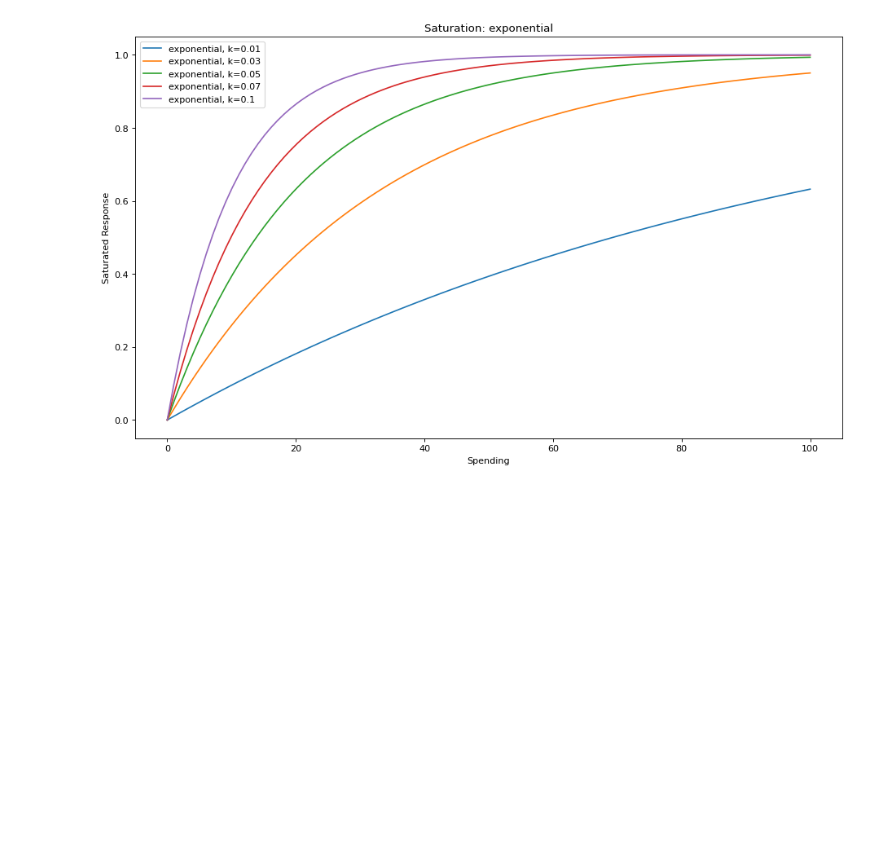
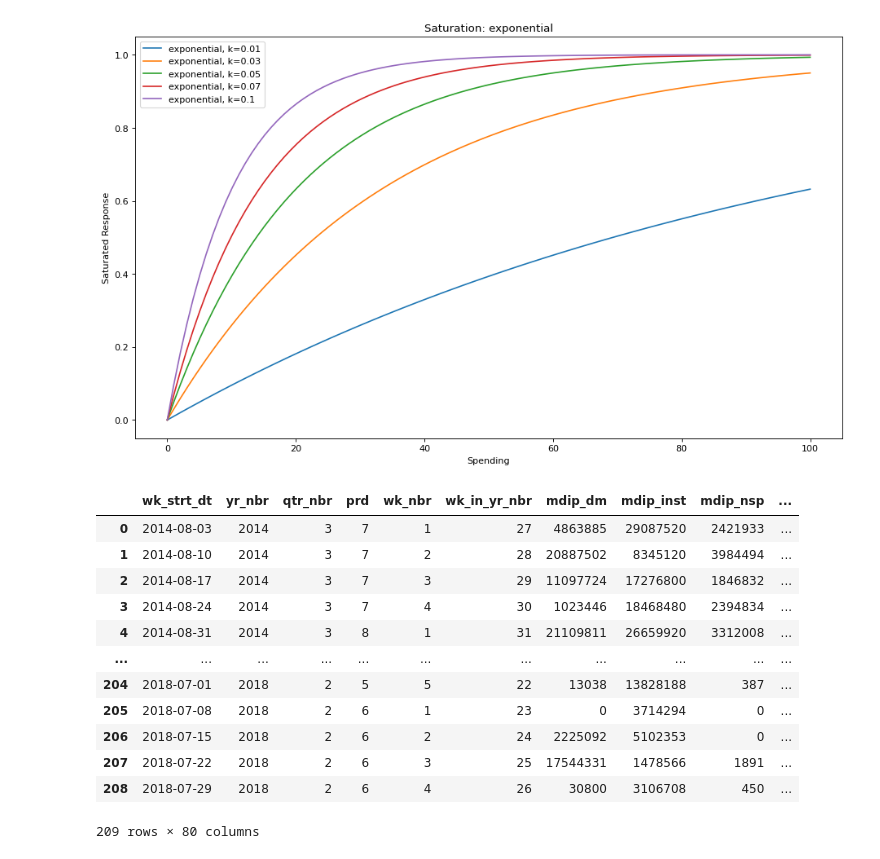
Before and after one commit to Badisj/generative-ai-orchestration-cpg, a Jupyter notebook: marketing-mix-modelling-ml/notebooks/mmm.ipynb, the cells around one changed output. Cells and saved outputs as stored; diff of their text form; code cells hidden in the pictures; blank space fills up the shorter version.

```diff
--- a/marketing-mix-modelling-ml/notebooks/mmm.ipynb
+++ b/marketing-mix-modelling-ml/notebooks/mmm.ipynb
@@ -395,6 +395,33 @@ control_cols = [
     'seas_week_42', 'seas_week_43', 'seas_week_44', 'seas_week_45',
     'seas_week_46', 'seas_week_47', 'seas_week_48'
 ]
+# %%
+from sklearn.preprocessing import MinMaxScaler
+
+scaler_control = MinMaxScaler()
+df[control_cols] = scaler_control.fit_transform(df[control_cols])
+
+scaler_sales = MinMaxScaler()
+df["sales"] = scaler_sales.fit_transform(df[["sales"]])
+
+scaler_spend = MinMaxScaler()
+df[cols_spend] = scaler_spend.fit_transform(df[cols_spend])
+# %%
+df
+# %% [output]
+|  | wk_strt_dt | yr_nbr | qtr_nbr | prd | wk_nbr | wk_in_yr_nbr | mdip_dm | mdip_inst | mdip_nsp | ... |
+| 0 | 2014-08-03 | 2014 | 3 | 7 | 1 | 27 | 4863885 | 29087520 | 2421933 | ... |
+| 1 | 2014-08-10 | 2014 | 3 | 7 | 2 | 28 | 20887502 | 8345120 | 3984494 | ... |
+| 2 | 2014-08-17 | 2014 | 3 | 7 | 3 | 29 | 11097724 | 17276800 | 1846832 | ... |
+| 3 | 2014-08-24 | 2014 | 3 | 7 | 4 | 30 | 1023446 | 18468480 | 2394834 | ... |
+| 4 | 2014-08-31 | 2014 | 3 | 8 | 1 | 31 | 21109811 | 26659920 | 3312008 | ... |
+| ... | ... | ... | ... | ... | ... | ... | ... | ... | ... | ... |
+| 204 | 2018-07-01 | 2018 | 2 | 5 | 5 | 22 | 13038 | 13828188 | 387 | ... |
+| 205 | 2018-07-08 | 2018 | 2 | 6 | 1 | 23 | 0 | 3714294 | 0 | ... |
+| 206 | 2018-07-15 | 2018 | 2 | 6 | 2 | 24 | 2225092 | 5102353 | 0 | ... |
+| 207 | 2018-07-22 | 2018 | 2 | 6 | 3 | 25 | 17544331 | 1478566 | 1891 | ... |
+| 208 | 2018-07-29 | 2018 | 2 | 6 | 4 | 26 | 30800 | 3106708 | 450 | ... |
+209 rows × 80 columns
 # %%
 from pymc_marketing.mmm.mmm import MMM
 from pymc_marketing.mmm.components.adstock import GeometricAdstock
```
Also changed, not shown: parts of 1 cell of this notebook.
